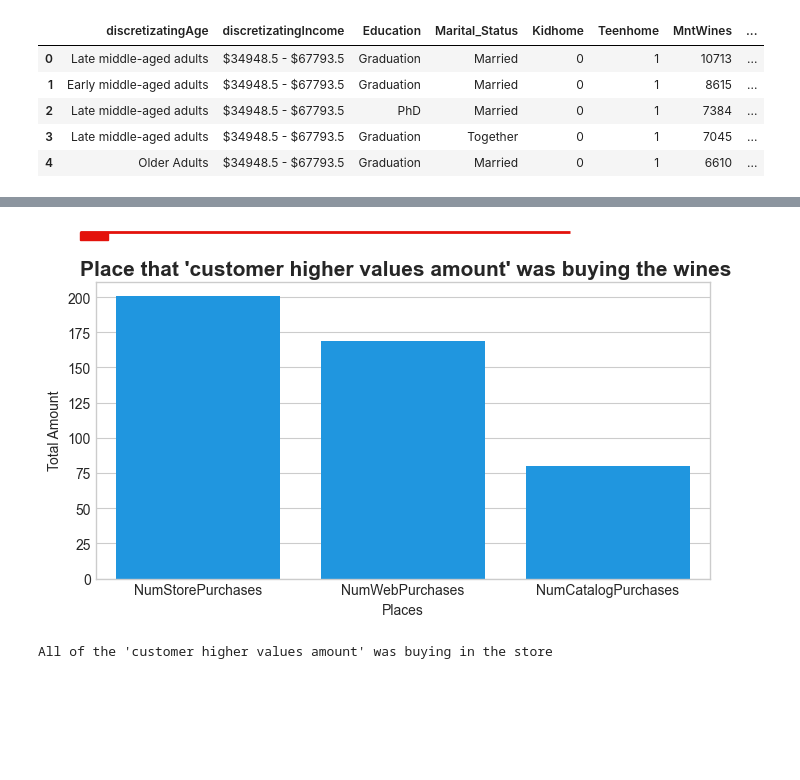
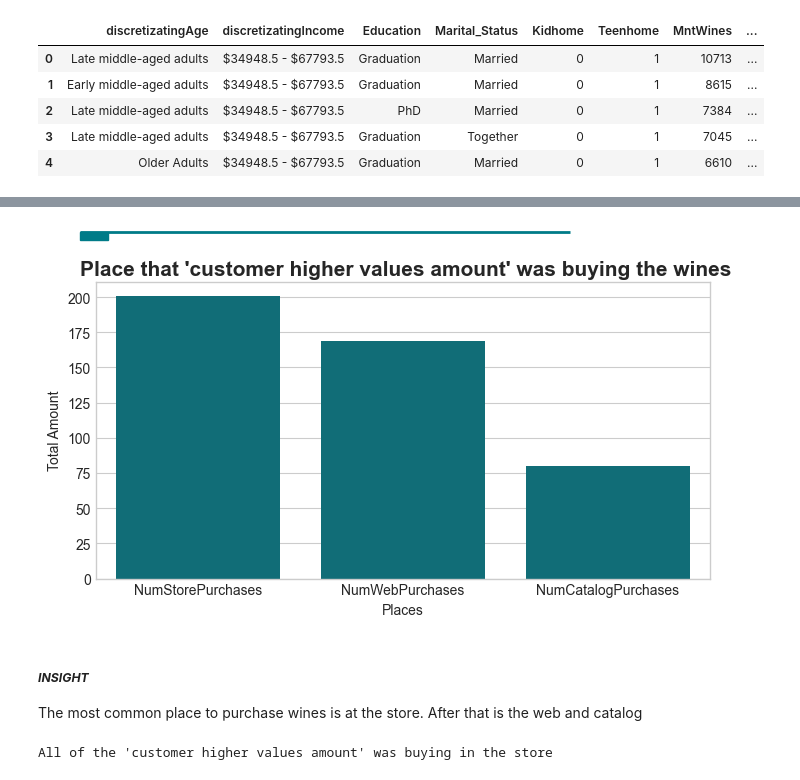
Before and after one commit to fdkurnianto/CapstoneProject2, a Jupyter notebook: notebooks/DataAnalytics.ipynb, the cells around one changed output, grey strips where cells are left out. Drawn from its saved outputs; the diff is of its cells as text; code cells hidden in the pictures; blank space fills up the shorter version.

```diff
--- a/notebooks/DataAnalytics.ipynb
+++ b/notebooks/DataAnalytics.ipynb
@@ -344,36 +364,39 @@ dfWinesCal.nlargest(5, columns='MntWines')
 # %%
 # Find the place that 'customer higher values amount' was buying in the wines.
 dfPlaceBuyWines = dfNoAccCamp.loc[(dfNoAccCamp.discretizatingAge == 'Late middle-aged adults') & (dfNoAccCamp.discretizatingIncome == '$34948.5 - $67793.5') & (dfNoAccCamp.Education == 'Graduation') & (dfNoAccCamp.Marital_Status == 'Married') & (dfNoAccCamp.Kidhome == 0) & (dfNoAccCamp.Teenhome == 1) & (dfNoAccCamp.MntWines != 0)]
 dfPlaceBuyWines2 = dfPlaceBuyWines[['NumWebPurchases', 'NumCatalogPurchases', 'NumStorePurchases']].sum().to_frame().reset_index().sort_values(by=0, ascending=False)
 # Inisialisasi parameter gambar
 fig,ax = plt.subplots(1, 1, figsize=(7, 3))
 
 # add line and rectangle on top.
-fig.add_artist(lines.Line2D([0, 0.7], [1.265, 1.265], lw=2, color='#E3120B', solid_capstyle="butt"))
-fig.add_artist(patches.Rectangle((0, 1.24), 0.04, 0.025, color='#E3120B'))
+fig.add_artist(lines.Line2D([0, 0.7], [1.265, 1.265], lw=2, color='#007b88', solid_capstyle="butt"))
+fig.add_artist(patches.Rectangle((0, 1.24), 0.04, 0.025, color='#007b88'))
 
 # build first line plot
 sns.barplot(
     data=dfPlaceBuyWines2,
     x='index',
     y=0,
-    palette=['#009dff']
+    palette=['#007b88']
 ).set(xlabel= 'Places', ylabel= 'Total Amount')
 
 # make room below on top and bottom
 fig.subplots_adjust(top=1.1, left=0.022)
 
 # add title
 fig.text(
     0, 1.12, "Place that 'customer higher values amount' was buying the wines",
     fontsize=15,
     fontweight="bold",
 )
 
 # show
 plt.show()
 # %% [output]
-[figure, old version]
+[figure, new version]
+# %% [markdown]
+##### ***INSIGHT***
+The most common place to purchase wines is at the store. After that is the web and catalog
 # %%
 # to validate how many of the 'customer higher values amount' was buying in the store of supermarket
 dfPlaceBuyWines2 = dfNoAccCamp.loc[(dfNoAccCamp.discretizatingAge == 'Late middle-aged adults') & (dfNoAccCamp.discretizatingIncome == '$34948.5 - $67793.5') & (dfNoAccCamp.Education == 'Graduation') & (dfNoAccCamp.Marital_Status == 'Married') & (dfNoAccCamp.Kidhome == 0) & (dfNoAccCamp.Teenhome == 1) & (dfNoAccCamp.MntWines != 0) & (dfNoAccCamp.NumStorePurchases != 0)]
```
Also changed, not shown: parts of 47 cells of this notebook, 4 other files.
